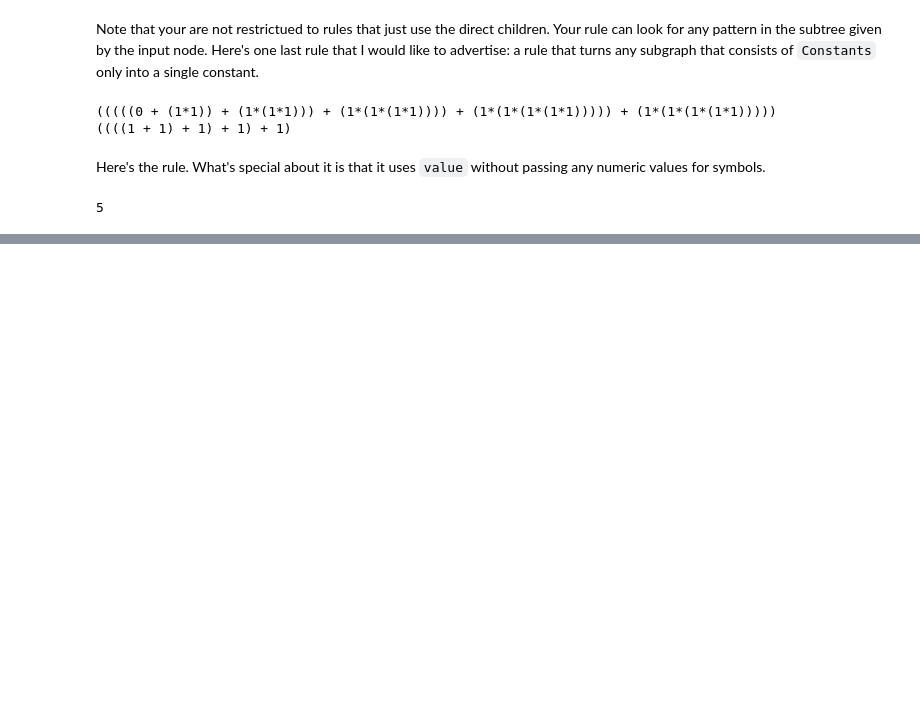
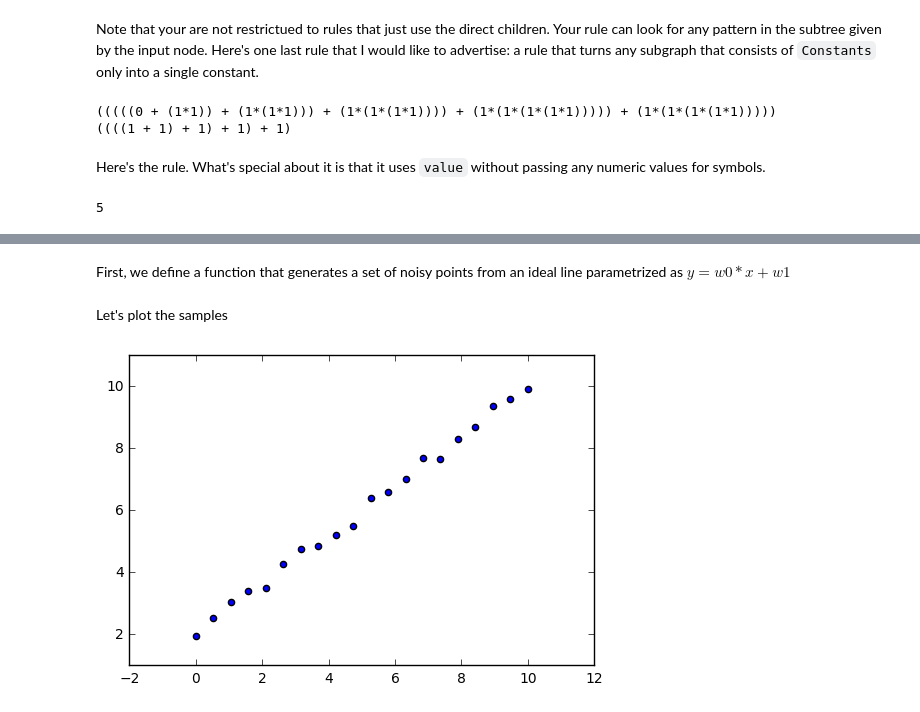
Before and after one commit to cheind/py-cgraph, a Jupyter notebook: docs/Computational Graphs.ipynb, the cells around one changed output, grey strips where cells are left out. Cells and saved outputs as stored; diff of their text form; code cells hidden in the pictures; blank space fills up the shorter version.

Commit message:
Adds function optimization

```diff
--- a/docs/Computational Graphs.ipynb
+++ b/docs/Computational Graphs.ipynb
@@ -644,0 +657,23 @@ print(simplify(d[x]))
+# %% [markdown]
+First, we define a function that generates a set of noisy points from an ideal line parametrized as $y = w0*x+w1$
+# %%
+import numpy as np
+import matplotlib.pyplot as plt
+
+def generate_points(n, k, d):
+    x = np.linspace(0, 10, n)
+    y = x * k + d + np.random.normal(scale=0.15, size=n)
+    return np.vstack((x,y))
+
+# Parameters of ideal line
+k = 0.8
+d = 2.0
+
+samples = generate_points(20, k, d)
+# %% [markdown]
+Let's plot the samples
+# %%
+plt.scatter(samples[0,:], samples[1,:])
+plt.show()
+# %% [output]
+[figure, added]
```
Also changed, not shown: parts of 16 cells of this notebook.
